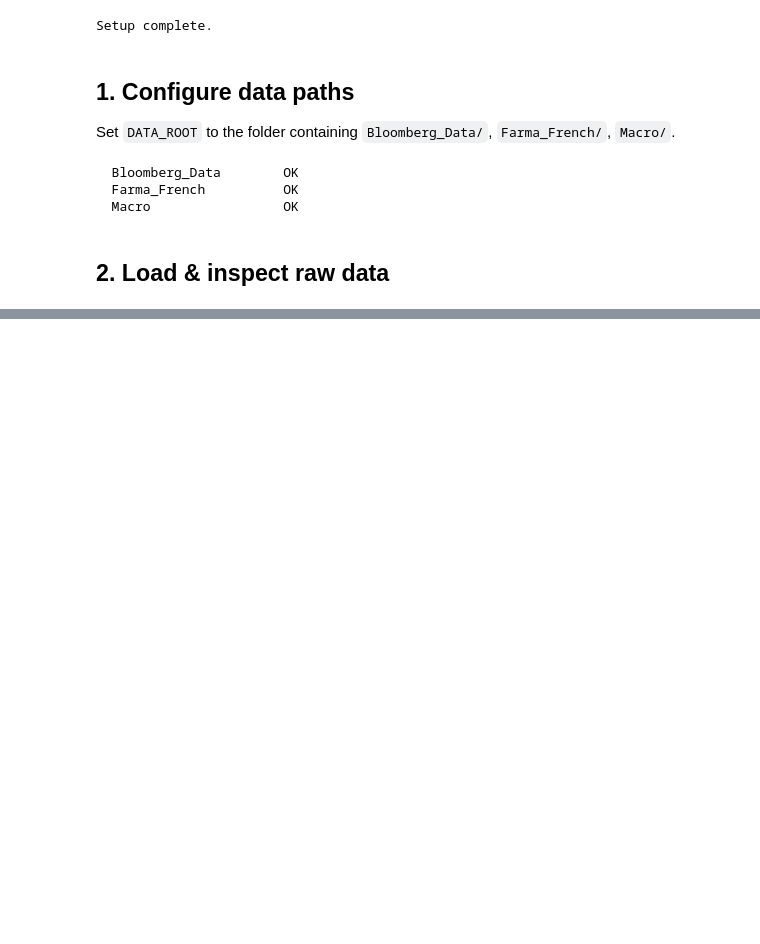
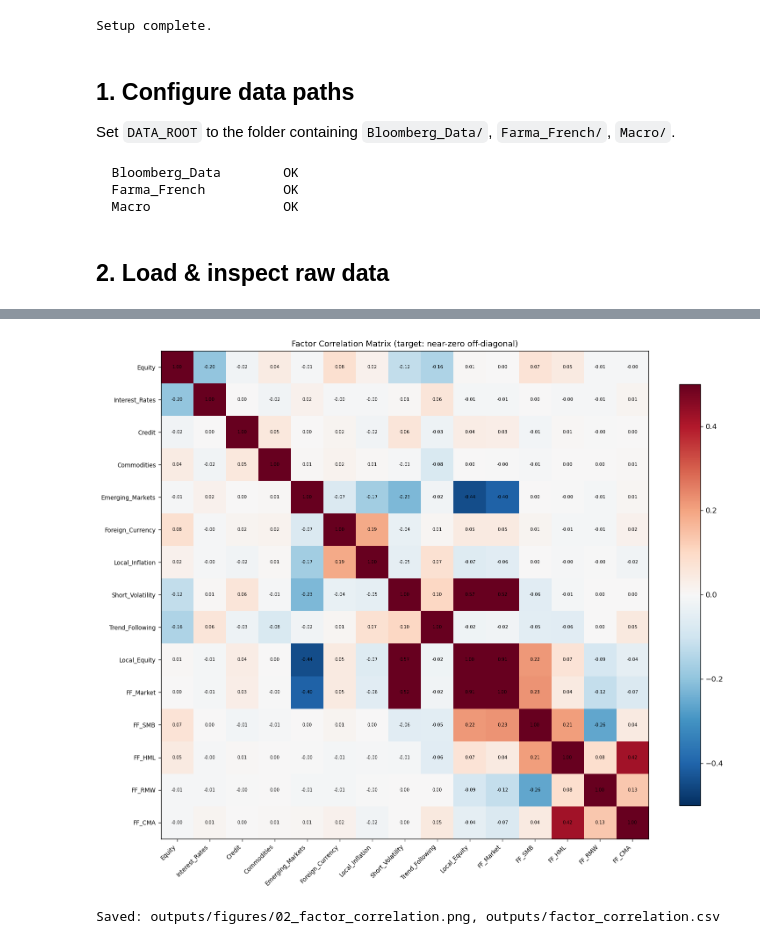
Before and after one commit to htoomtnaing/RegimeModelling, a Jupyter notebook: regime_analysis.ipynb, the cells around one changed output, grey strips where cells are left out. Saved outputs shown, nothing was run; the diff lists cells and outputs as text; code cells hidden in the pictures; blank space fills up the shorter version.

```diff
--- a/regime_analysis.ipynb
+++ b/regime_analysis.ipynb
@@ -384,0 +224,22 @@ print('Outputs saved to outputs/')
+# %%
+# Factor correlation matrix (orthogonality check — should be near-zero off-diagonal)
+corr = factor_matrix.dropna().corr()
+fig, ax = plt.subplots(figsize=(13, 11))
+im = ax.imshow(corr.values, cmap='RdBu_r', vmin=-0.5, vmax=0.5)
+ax.set_xticks(range(len(corr.columns)))
+ax.set_xticklabels(corr.columns, rotation=45, ha='right', fontsize=8)
+ax.set_yticks(range(len(corr.index)))
+ax.set_yticklabels(corr.index, fontsize=8)
+ax.set_title('Factor Correlation Matrix (target: near-zero off-diagonal)', fontsize=11)
+for i in range(len(corr)):
+    for j in range(len(corr.columns)):
+        ax.text(j, i, f'{corr.values[i,j]:.2f}', ha='center', va='center', fontsize=6)
+plt.colorbar(im, ax=ax, shrink=0.8)
+plt.tight_layout()
+fig.savefig('outputs/figures/02_factor_correlation.png', dpi=120, bbox_inches='tight')
+plt.show()
+corr.to_csv('outputs/factor_correlation.csv')
+print('Saved: outputs/figures/02_factor_correlation.png, outputs/factor_correlation.csv')
+# %% [output]
+[figure, added]
+Saved: outputs/figures/02_factor_correlation.png, outputs/factor_correlation.csv
```
Also changed, not shown: parts of 68 cells of this notebook, 24 other files.
